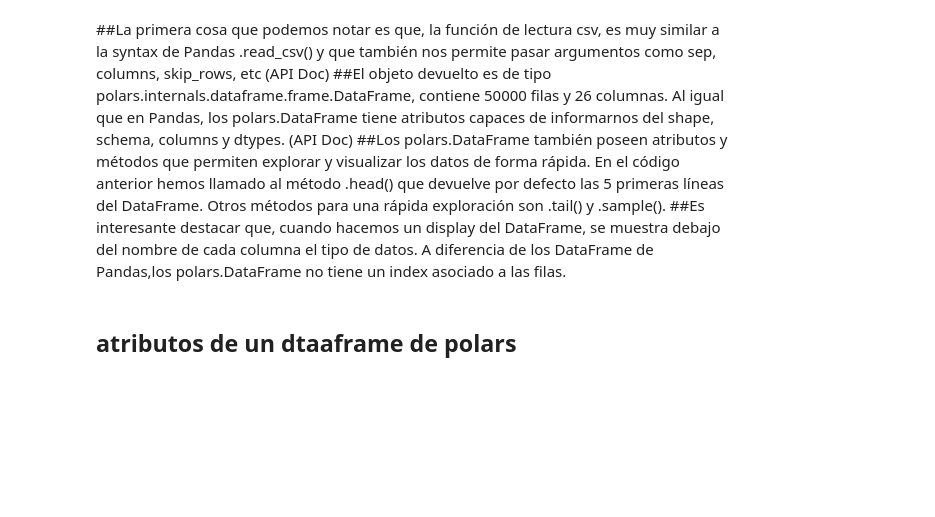
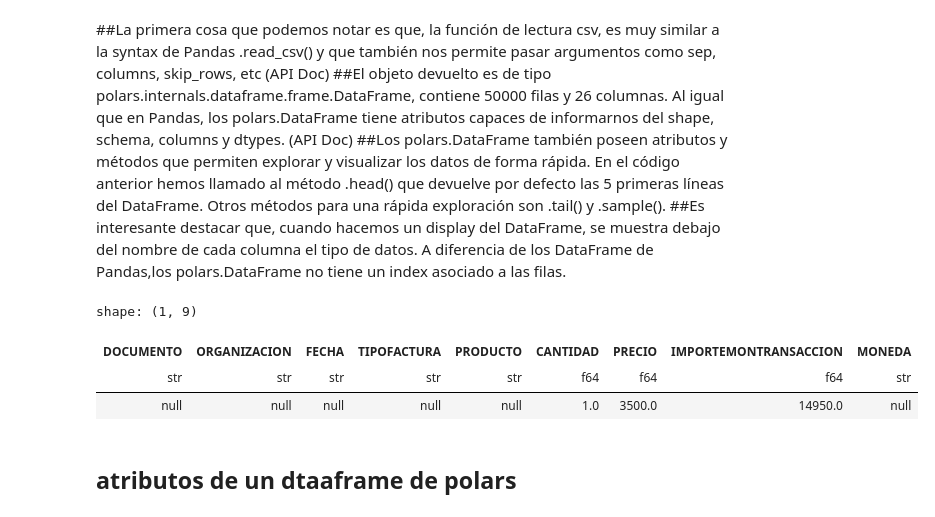
Before and after one commit to Viny2030/colabs, a Jupyter notebook: intropolars.ipynb, the cells around one changed output. Cells and saved outputs as stored; diff of their text form; code cells hidden in the pictures; blank space fills up the shorter version.

```diff
--- a/intropolars.ipynb
+++ b/intropolars.ipynb
@@ -74,6 +76,13 @@ Al igual que en Pandas, los polars.DataFrame tiene atributos capaces de informar
 ##Los polars.DataFrame también poseen atributos y métodos que permiten explorar y visualizar los datos de forma rápida. En el código anterior hemos llamado al método .head() que devuelve por defecto las 5 primeras líneas del DataFrame. Otros métodos para una rápida exploración son .tail() y .sample().
 ##Es interesante destacar que, cuando hacemos un display del DataFrame, se muestra debajo del nombre de cada columna el tipo de datos.
 A diferencia de los DataFrame de Pandas,los polars.DataFrame no tiene un index asociado a las filas.
+# %%
+df.quantile(.25)
+# %% [output]
+shape: (1, 9)
+| DOCUMENTO | ORGANIZACION | FECHA | TIPOFACTURA | PRODUCTO | CANTIDAD | PRECIO | IMPORTEMONTRANSACCION | MONEDA |
+| str | str | str | str | str | f64 | f64 | f64 | str |
+| null | null | null | null | null | 1.0 | 3500.0 | 14950.0 | null |
 # %% [markdown]
 ## atributos de un dtaaframe de polars
 # %%
```
Also changed, not shown: parts of 18 cells of this notebook.
